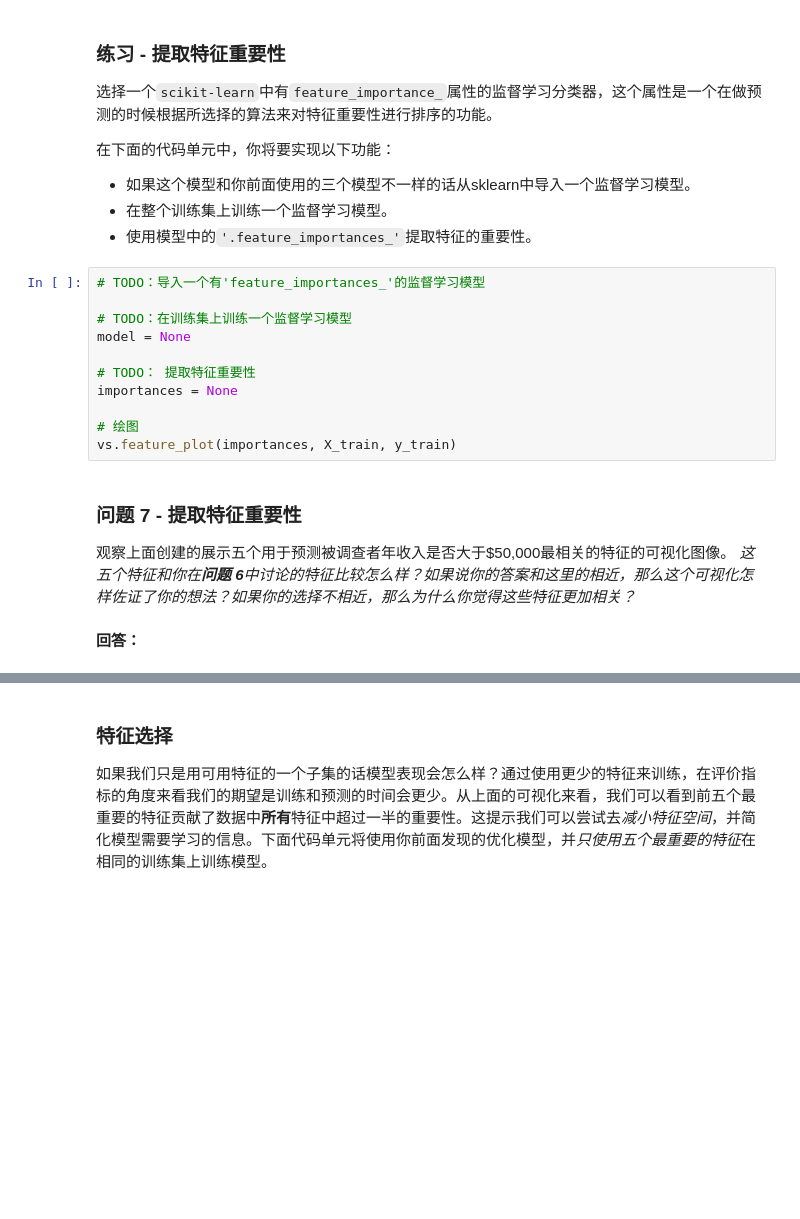
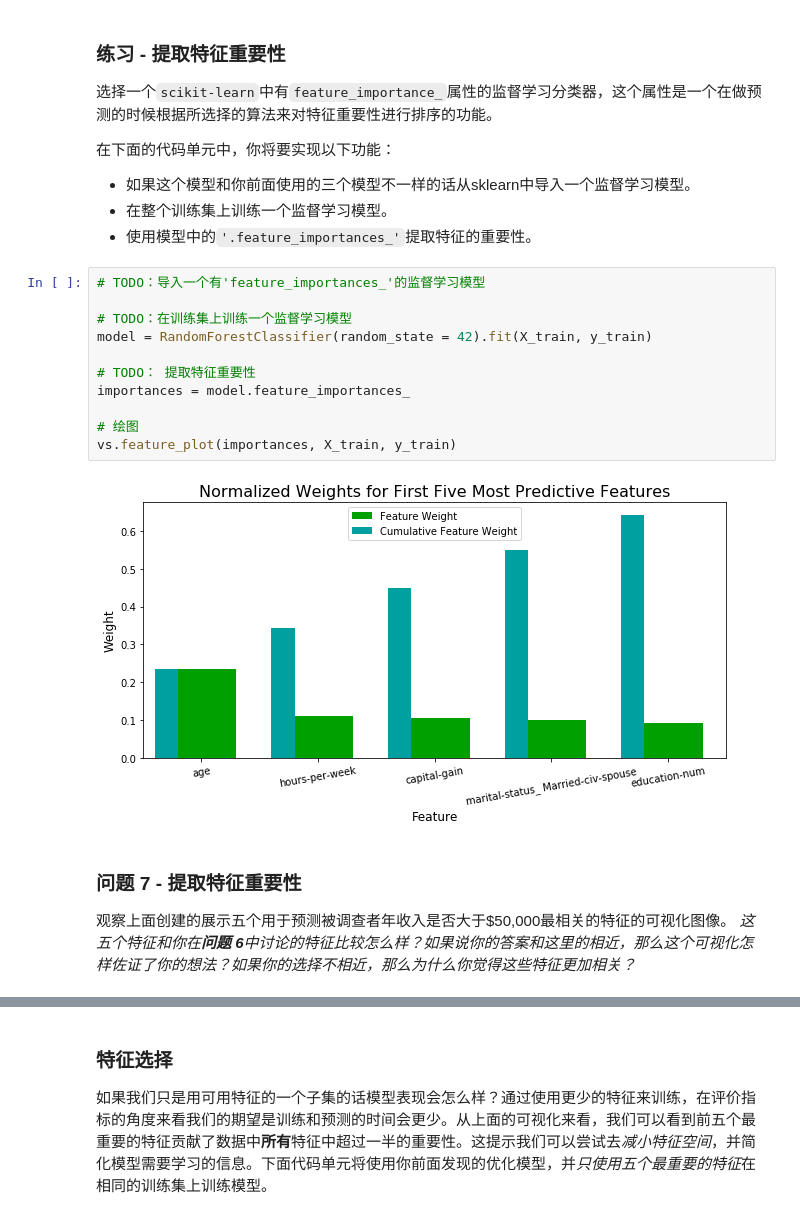
Before and after one commit to aesne/finding_donors, a Jupyter notebook: finding_donors.ipynb, the cells around one changed output, grey strips where cells are left out. Cells and saved outputs as stored; diff of their text form; blank space fills up the shorter version.

```diff
--- a/finding_donors.ipynb
+++ b/finding_donors.ipynb
@@ -491,17 +517,17 @@ _在这十三个记录中，你认为哪五个特征对于预测是最重要的
 # %%
 # TODO：导入一个有'feature_importances_'的监督学习模型
 
 # TODO：在训练集上训练一个监督学习模型
-model = None
+model = RandomForestClassifier(random_state = 42).fit(X_train, y_train)
 
 # TODO： 提取特征重要性
-importances = None
+importances = model.feature_importances_
 
 # 绘图
 vs.feature_plot(importances, X_train, y_train)
+# %% [output]
+[figure, added]
 # %% [markdown]
 ### 问题 7 - 提取特征重要性
 观察上面创建的展示五个用于预测被调查者年收入是否大于\$50,000最相关的特征的可视化图像。
 _这五个特征和你在**问题 6**中讨论的特征比较怎么样？如果说你的答案和这里的相近，那么这个可视化怎样佐证了你的想法？如果你的选择不相近，那么为什么你觉得这些特征更加相关？_
-# %% [markdown]
-**回答：**
```
Also changed, not shown: parts of 14 cells of this notebook, 1 other file.
